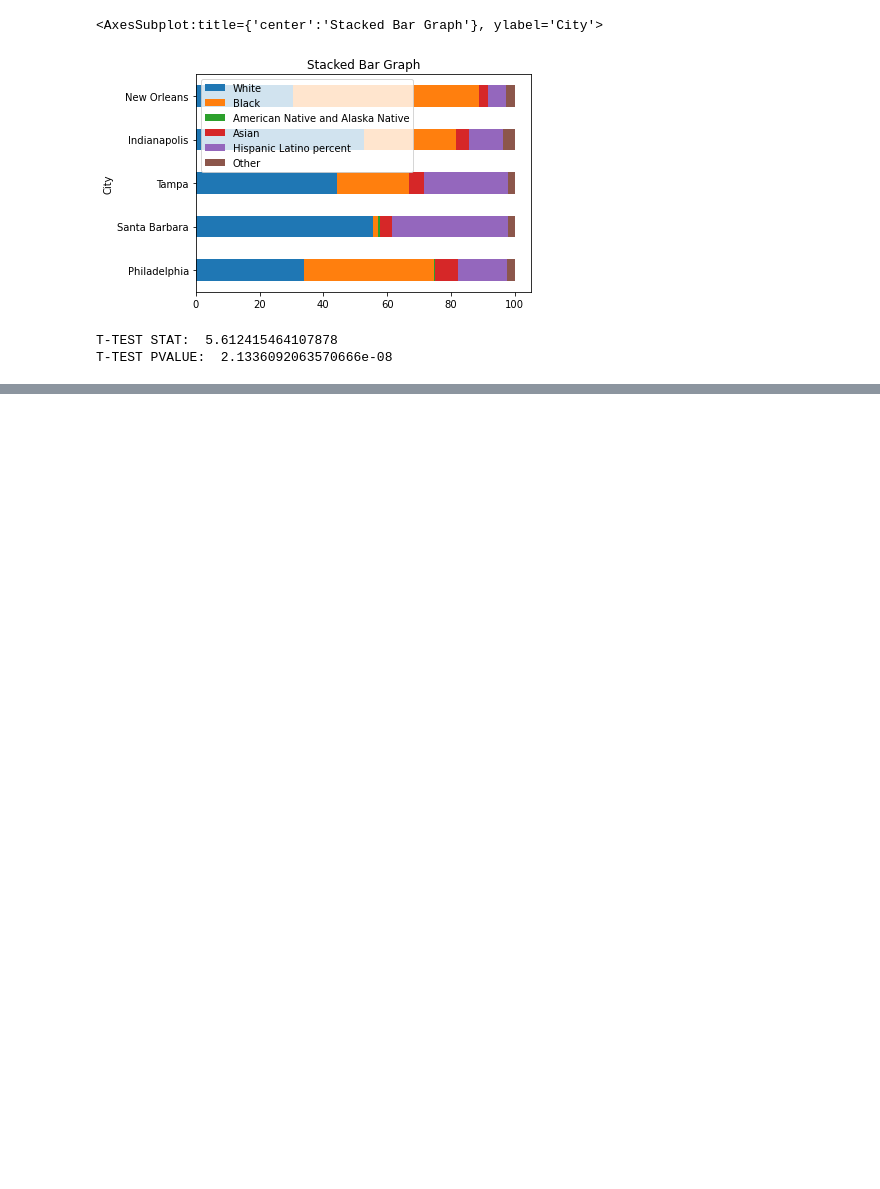
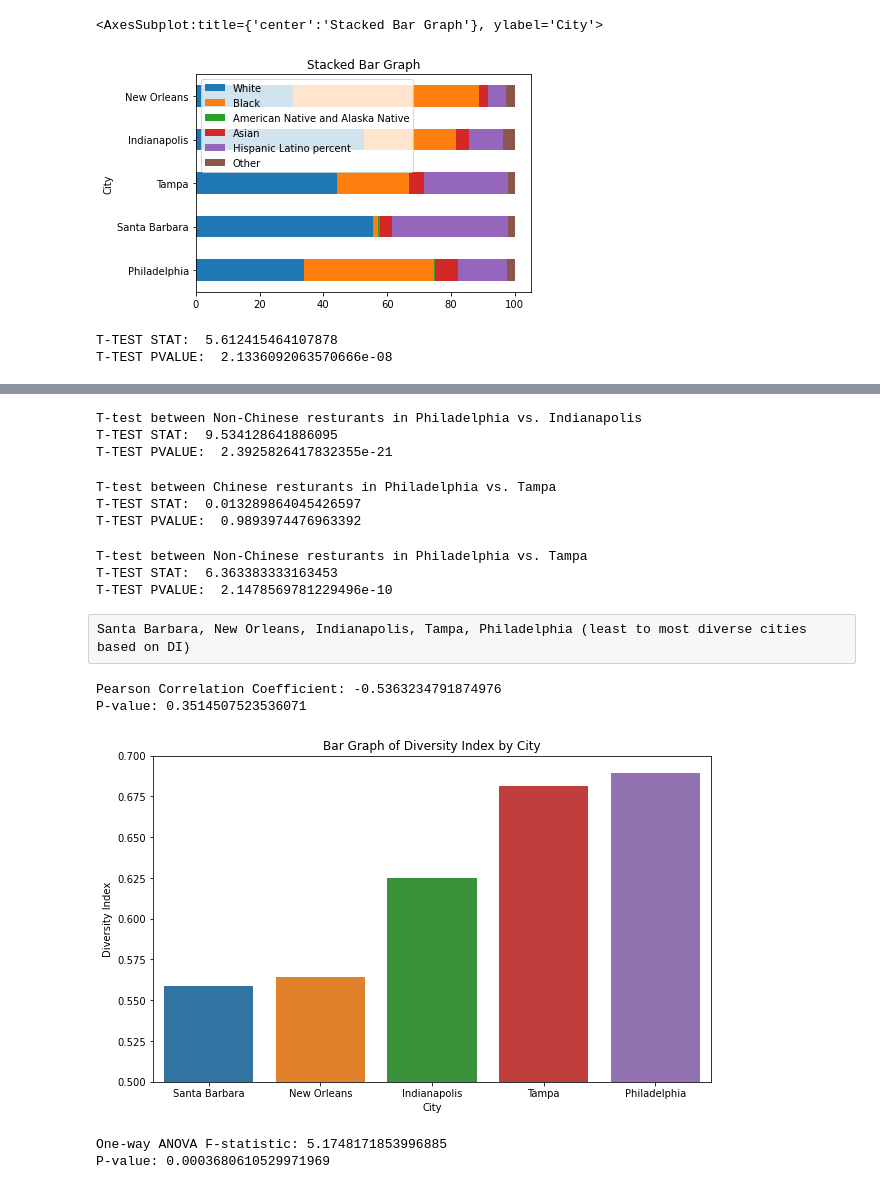
Before and after one commit to ptong2556/RestaurantReviewAnalyzer, a Jupyter notebook: basic_restaurant_analysis.ipynb, the cells around one changed output, grey strips where cells are left out. Drawn from its saved outputs; the diff is of its cells as text; code cells hidden in the pictures; blank space fills up the shorter version.

```diff
--- a/basic_restaurant_analysis.ipynb
+++ b/basic_restaurant_analysis.ipynb
@@ -159,3 +134,11 @@ print("T-TEST PVALUE: ", p_value)
 # %% [output]
 T-TEST STAT:  5.612415464107878
 T-TEST PVALUE:  2.1336092063570666e-08
+# %%
+ethnicity_columns = ['White', 'Black', 'American Native and Alaska Native', 'Asian', 'Hispanic Latino percent', 'Other']
+
+# Calculate the Diversity Index for each row and add it as a new column 'DI'
+census_dataset['DI'] = 1 - census_dataset[ethnicity_columns].apply(lambda row: sum((row/100) ** 2), axis=1)
+
+
+census_dataset.head(5)
@@ -161,0 +279,64 @@ T-TEST PVALUE:  2.1336092063570666e-08
+# %%
+t_statistic, p_value = stats.ttest_ind(stars_city_dict['Philadelphia nch'], stars_city_dict['Indianapolis nch'])
+print('T-test between Non-Chinese resturants in Philadelphia vs. Indianapolis')
+print("T-TEST STAT: ", t_statistic)
+print("T-TEST PVALUE: ", p_value)
+# %% [output]
+T-test between Non-Chinese resturants in Philadelphia vs. Indianapolis
+T-TEST STAT:  9.534128641886095
+T-TEST PVALUE:  2.3925826417832355e-21
+# %%
+t_statistic, p_value = stats.ttest_ind(stars_city_dict['Philadelphia ch'], stars_city_dict['Tampa ch'])
+print('T-test between Chinese resturants in Philadelphia vs. Tampa')
+print("T-TEST STAT: ", t_statistic)
+print("T-TEST PVALUE: ", p_value)
+# %% [output]
+T-test between Chinese resturants in Philadelphia vs. Tampa
+T-TEST STAT:  0.013289864045426597
+T-TEST PVALUE:  0.9893974476963392
+# %%
+t_statistic, p_value = stats.ttest_ind(stars_city_dict['Philadelphia nch'], stars_city_dict['Tampa nch'])
+print('T-test between Non-Chinese resturants in Philadelphia vs. Tampa')
+print("T-TEST STAT: ", t_statistic)
+print("T-TEST PVALUE: ", p_value)
+# %% [output]
+T-test between Non-Chinese resturants in Philadelphia vs. Tampa
+T-TEST STAT:  6.363383333163453
+T-TEST PVALUE:  2.1478569781229496e-10
+# %% [raw]
+Santa Barbara, New Orleans, Indianapolis, Tampa, Philadelphia (least to most diverse cities based on DI)
+# %%
+
+from scipy.stats import pearsonr
+mod_census_dataset = pd.read_csv('city_di_star_processed.csv')
+di = mod_census_dataset['DI']
+mean_review_rating = mod_census_dataset['Mean Chinese Stars']
+
+correlation_coefficient, p_value = pearsonr(di, mean_review_rating)
+
+print(f"Pearson Correlation Coefficient: {correlation_coefficient}")
+print(f"P-value: {p_value}")
+# %% [output]
+Pearson Correlation Coefficient: -0.5363234791874976
+P-value: 0.3514507523536071
+# %%
+import seaborn as sns
+plt.figure(figsize=(10, 6))
+city_order = ['Santa Barbara', 'New Orleans', 'Indianapolis', 'Tampa', 'Philadelphia']
+sns.barplot(x='City', y='DI', data=census_dataset, order=city_order)
+plt.title('Bar Graph of Diversity Index by City')
+plt.ylim(0.5, 0.7)
+plt.xlabel('City')
+plt.ylabel('Diversity Index')
+plt.show()
+# %% [output]
+[figure, added]
+# %%
+from scipy.stats import f_oneway
+
+f_statistic, p_value = f_oneway(stars_city_dict['Philadelphia ch'], stars_city_dict['Tampa ch'], stars_city_dict['Indianapolis ch'], stars_city_dict['New Orleans ch'], stars_city_dict['Santa Barbara ch'])
+print(f"One-way ANOVA F-statistic: {f_statistic}")
+print(f"P-value: {p_value}")
+# %% [output]
+One-way ANOVA F-statistic: 5.1748171853996885
+P-value: 0.0003680610529971969
```
Also changed, not shown: parts of 16 cells of this notebook, 2 other files.
